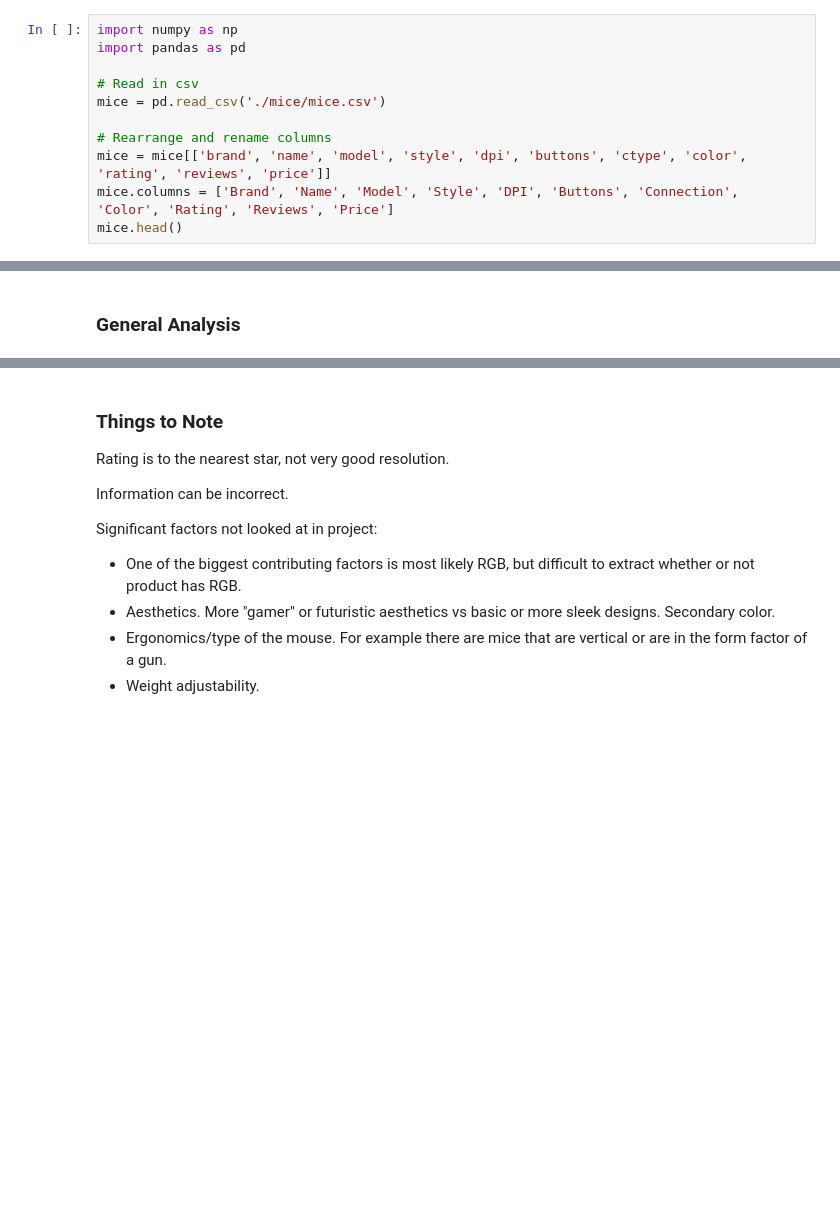
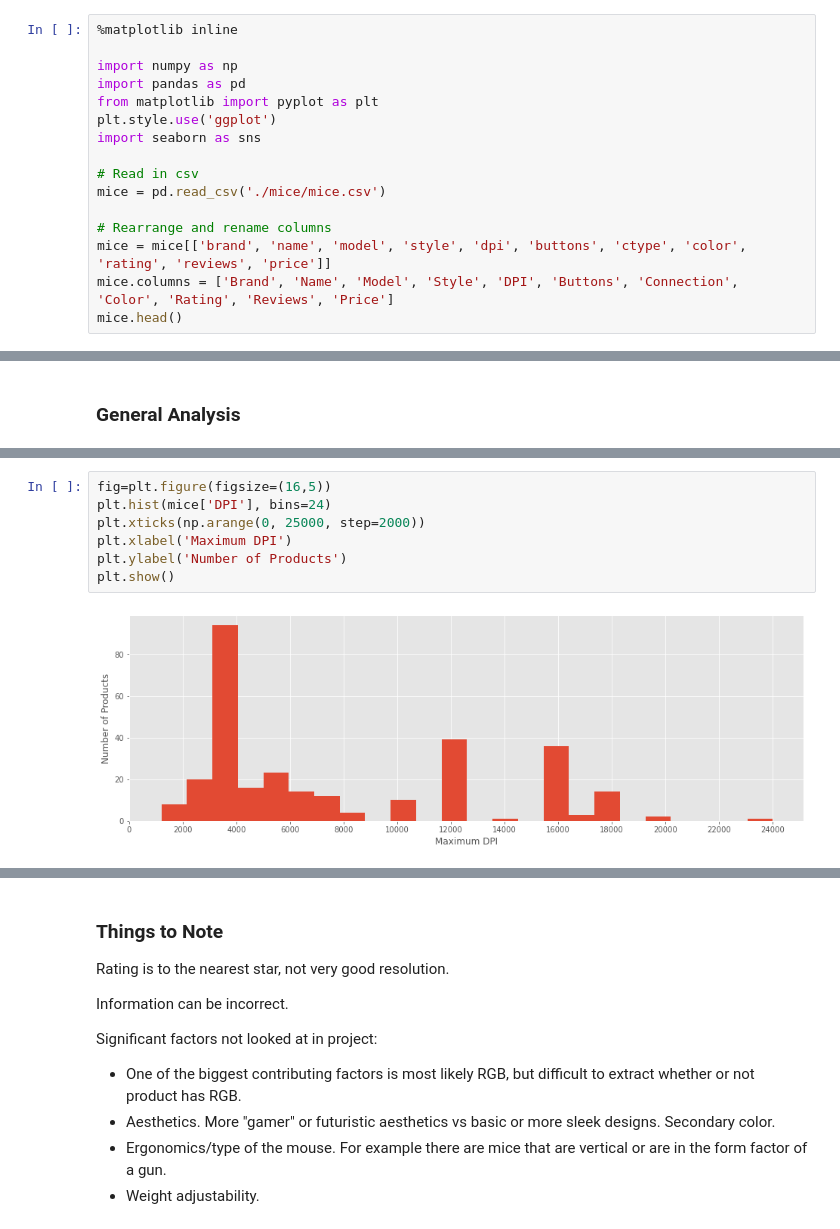
Before and after one commit to Cheng0118/NYCDSA-Web-Scraping-Project, a Jupyter notebook: Mice.ipynb, the cells around one changed output, grey strips where cells are left out. Drawn from its saved outputs; the diff is of its cells as text; blank space fills up the shorter version.

```diff
--- a/Mice.ipynb
+++ b/Mice.ipynb
@@ -28,8 +29,13 @@ The fields scraped include:
 - Number of Reviews
 - Price
 # %%
+%matplotlib inline
+
 import numpy as np
 import pandas as pd
+from matplotlib import pyplot as plt
+plt.style.use('ggplot')
+import seaborn as sns
 
 # Read in csv
 mice = pd.read_csv('./mice/mice.csv')
@@ -147,0 +175,9 @@ MAD CATZ        5   4.00   4.00     104   45.99   86.78   52.35
+# %%
+fig=plt.figure(figsize=(16,5))
+plt.hist(mice['DPI'], bins=24)
+plt.xticks(np.arange(0, 25000, step=2000))
+plt.xlabel('Maximum DPI')
+plt.ylabel('Number of Products')
+plt.show()
+# %% [output]
+[figure, added]
```
Also changed, not shown: parts of 27 cells of this notebook, 1 other file.
